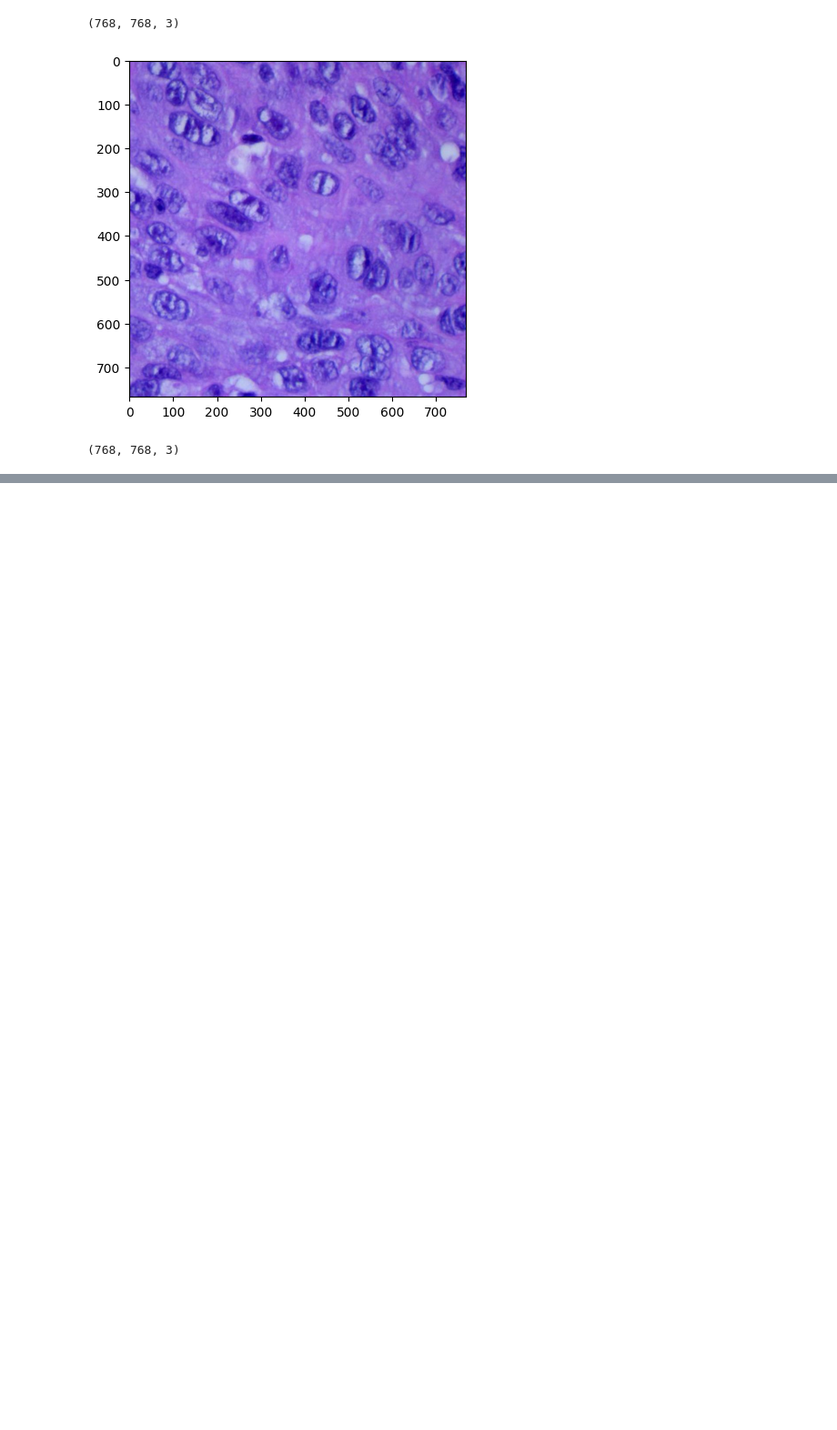
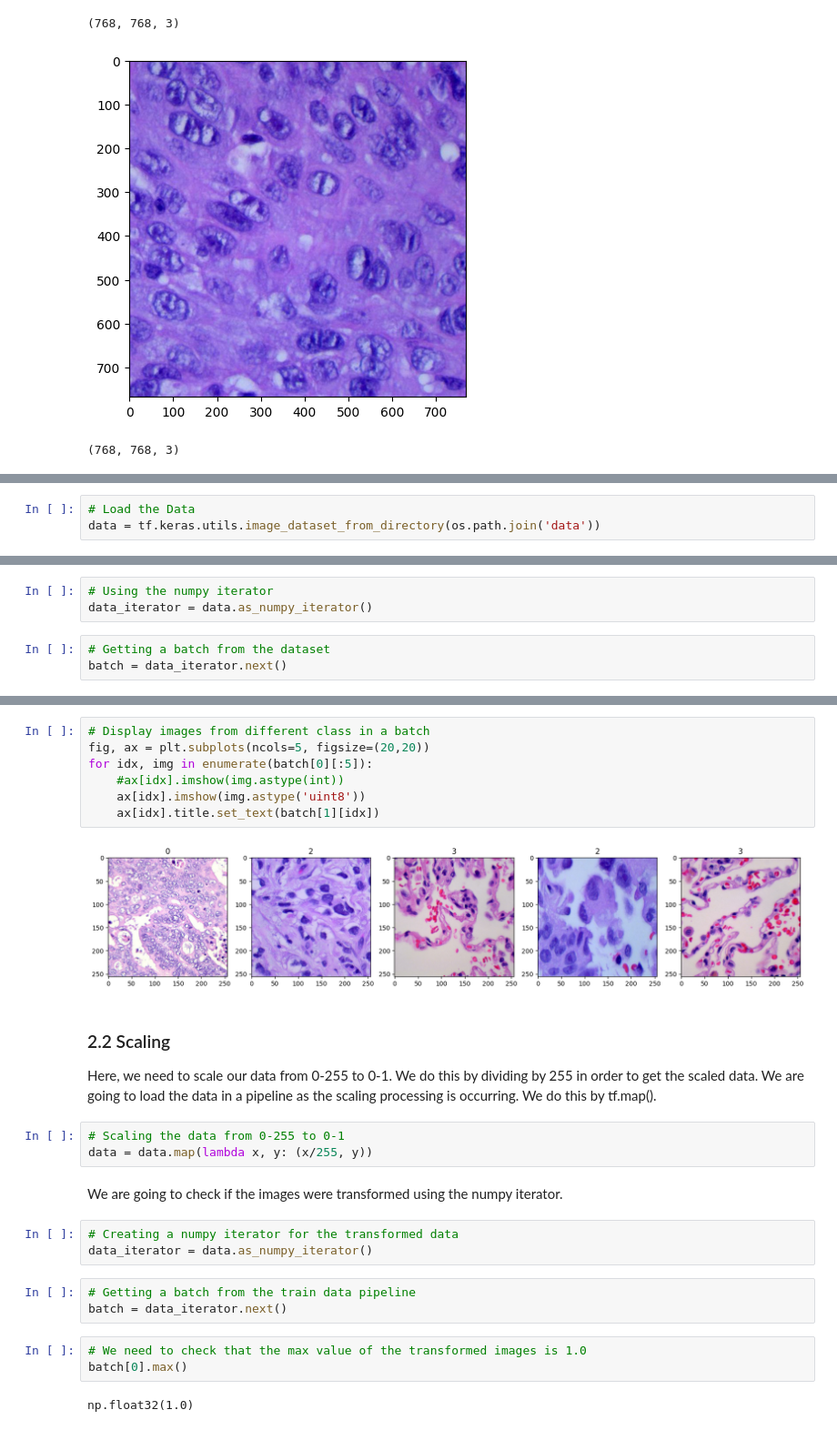
Before and after one commit to shreyadas-maple/Lung-and-Colon-Cancer-Image-Classifier, a Jupyter notebook: Phase 1: EDA & Data Pre-Processing.ipynb, the cells around one changed output, grey strips where cells are left out. Shown at 91% size. Drawn from its saved outputs; the diff is of its cells as text; blank space fills up the shorter version.

Commit message:
Pre-processing pt.1

```diff
--- a/Phase 1: EDA & Data Pre-Processing.ipynb
+++ b/Phase 1: EDA & Data Pre-Processing.ipynb
@@ -182,0 +207,3 @@ We are
+# %%
+# Load the Data
+data = tf.keras.utils.image_dataset_from_directory(os.path.join('data'))
@@ -182,0 +226,6 @@ We are
+# %%
+# Using the numpy iterator
+data_iterator = data.as_numpy_iterator()
+# %%
+# Getting a batch from the dataset
+batch = data_iterator.next()
@@ -182,0 +257,28 @@ We are
+# %%
+# Display images from different class in a batch
+fig, ax = plt.subplots(ncols=5, figsize=(20,20))
+for idx, img in enumerate(batch[0][:5]):
+    #ax[idx].imshow(img.astype(int))
+    ax[idx].imshow(img.astype('uint8'))
+    ax[idx].title.set_text(batch[1][idx])
+# %% [output]
+[figure, added]
+# %% [markdown]
+### 2.2 Scaling
+Here, we need to scale our data from 0-255 to 0-1. We do this by dividing by 255 in order to get the scaled data. We are going to load the data in a pipeline as the scaling processing is occurring. We do this by tf.map().
+# %%
+# Scaling the data from 0-255 to 0-1
+data = data.map(lambda x, y: (x/255, y))
+# %% [markdown]
+We are going to check if the images were transformed using the numpy iterator.
+# %%
+# Creating a numpy iterator for the transformed data
+data_iterator = data.as_numpy_iterator()
+# %%
+# Getting a batch from the train data pipeline
+batch = data_iterator.next()
+# %%
+# We need to check that the max value of the transformed images is 1.0
+batch[0].max()
+# %% [output]
+np.float32(1.0)
```
Also changed, not shown: parts of 12 cells of this notebook.
